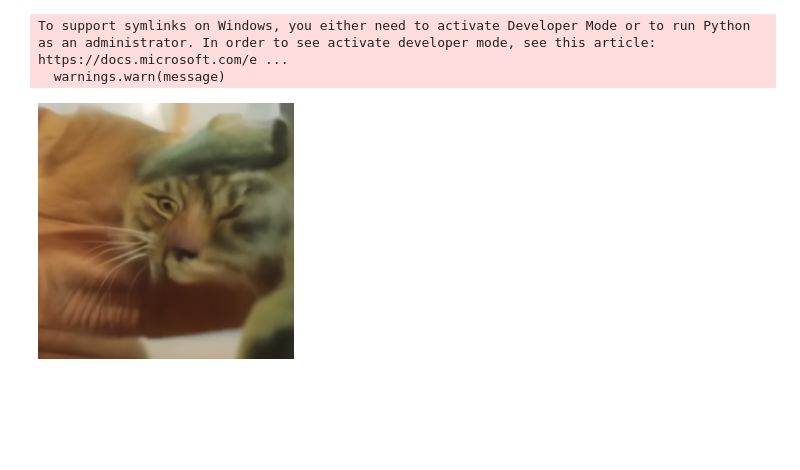
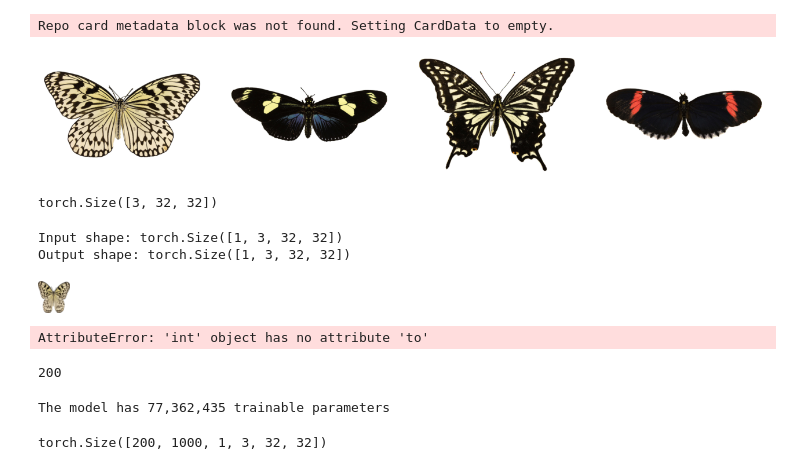
Before and after one commit to MingxuanZhangPurdue/TemperingLearning, a Jupyter notebook: diffusion.ipynb, the cells around one changed output. Drawn from its saved outputs; the diff is of its cells as text; code cells hidden in the pictures; blank space fills up the shorter version.

```diff
--- a/diffusion.ipynb
+++ b/diffusion.ipynb
@@ -6,8 +0,0 @@ from diffusers import DDPMPipeline
-# %%
-ddpm = DDPMPipeline.from_pretrained("google/ddpm-cat-256", use_safetensors=True, cache_dir="./cache").to("cuda")
-image = ddpm(num_inference_steps=25).images[0]
-image
-# %% [output]
-To support symlinks on Windows, you either need to activate Developer Mode or to run Python as an administrator. In order to see activate developer mode, see this article: https://docs.microsoft.com/e ...
-  warnings.warn(message)
-[figure, removed]
@@ -13,0 +9,12 @@ To support symlinks on Windows, you either need to activate Developer Mode or to
+# %%
+dataset = load_dataset("huggan/smithsonian_butterflies_subset", split="train", cache_dir="./cache")
+# %% [output]
+Repo card metadata block was not found. Setting CardData to empty.
+# %%
+fig, axs = plt.subplots(1, 4, figsize=(16, 4))
+for i, image in enumerate(dataset[:4]["image"]):
+    axs[i].imshow(image)
+    axs[i].set_axis_off()
+fig.show()
+# %% [output]
+[figure, added]
@@ -13,0 +35,4 @@ To support symlinks on Windows, you either need to activate Developer Mode or to
+# %%
+dataset[0]["images"].shape
+# %% [output]
+torch.Size([3, 32, 32])
@@ -13,0 +63,29 @@ To support symlinks on Windows, you either need to activate Developer Mode or to
+# %%
+sample_image = dataset[0]["images"].unsqueeze(0)
+print("Input shape:", sample_image.shape)
+
+print("Output shape:", model(sample_image, timestep=0).sample.shape)
+
+Image.fromarray(((sample_image.permute(0, 2, 3, 1) + 1.0) * 127.5).type(torch.uint8).numpy()[0])
+# %% [output]
+Input shape: torch.Size([1, 3, 32, 32])
+Output shape: torch.Size([1, 3, 32, 32])
+[figure, added]
+# %%
+noise_scheduler = DDPMScheduler(num_train_timesteps=200)
+noise = torch.randn(sample_image.shape)
+timesteps = torch.LongTensor([0])
+noisy_image = noise_scheduler.add_noise(sample_image, noise, timesteps)
+
+Image.fromarray(((noisy_image.permute(0, 2, 3, 1) + 1.0) * 127.5).type(torch.uint8).numpy()[0])
+# %% [output]
+AttributeError: 'int' object has no attribute 'to'
+# %%
+noise_scheduler.config.num_train_timesteps
+# %% [output]
+200
+# %%
+n_params = sum(p.numel() for p in model.parameters())
+print(f"The model has {n_params:,} trainable parameters")
+# %% [output]
+The model has 77,362,435 trainable parameters
@@ -13,0 +95,4 @@ To support symlinks on Windows, you either need to activate Developer Mode or to
+# %%
+noises.shape
+# %% [output]
+torch.Size([200, 1000, 1, 3, 32, 32])
```
Also changed, not shown: parts of 8 cells of this notebook, 1 other file.
